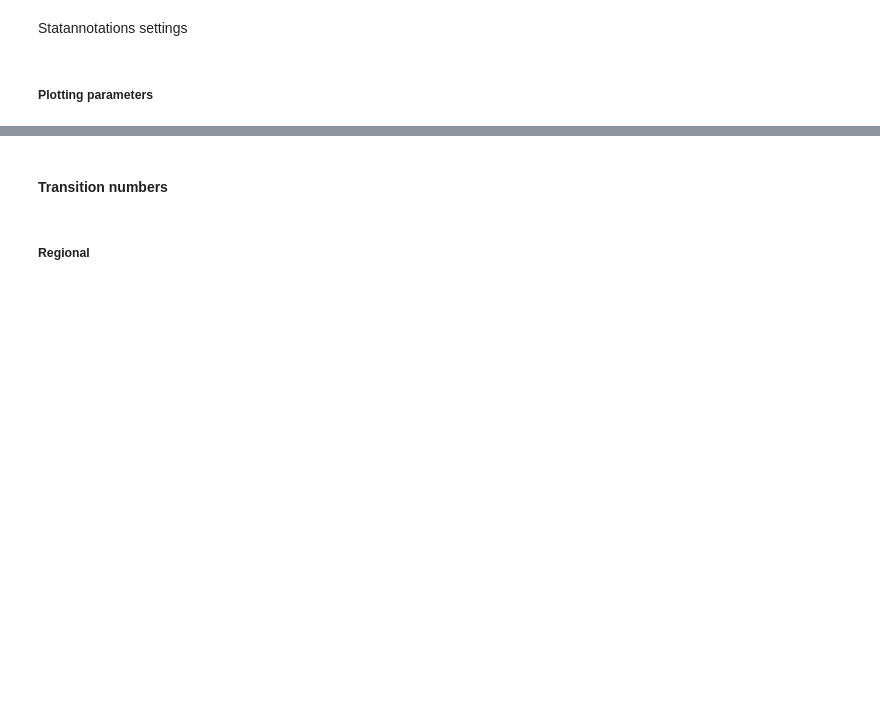
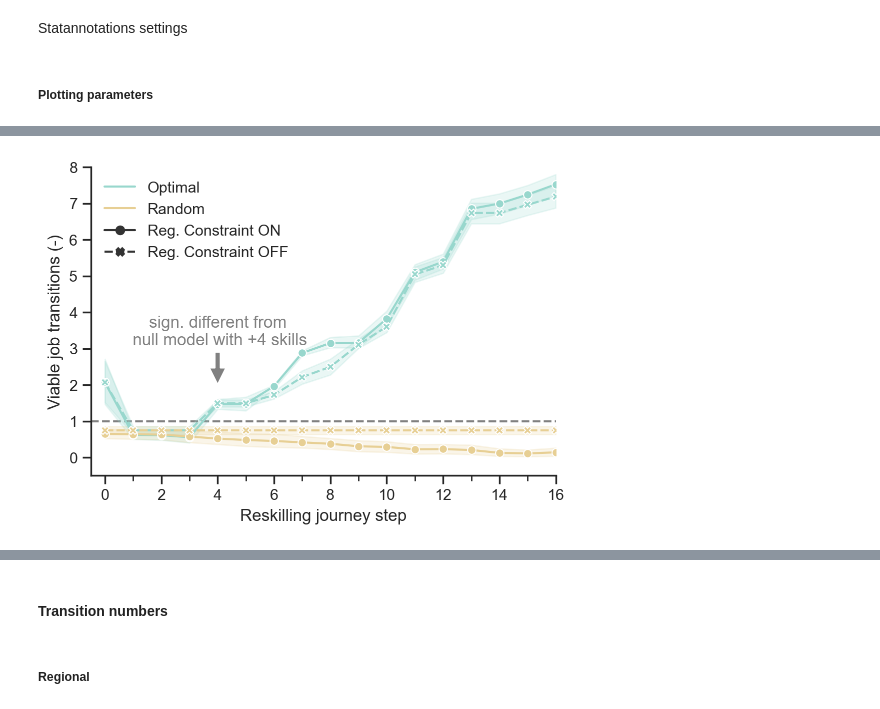
Before and after one commit to derpyninja/re4gt, a Jupyter notebook: notebooks/new/17-fz-comparison-reskilling-simulation-runs.ipynb, the cells around one changed output, grey strips where cells are left out. Drawn from its saved outputs; the diff is of its cells as text; code cells hidden in the pictures; blank space fills up the shorter version.

Commit message:
implemented reskilling journey simulation and visualisation of results

```diff
--- a/notebooks/new/17-fz-comparison-reskilling-simulation-runs.ipynb
+++ b/notebooks/new/17-fz-comparison-reskilling-simulation-runs.ipynb
@@ -198,3 +250,3 @@ from src.modelling.reskilling import ReskillingPathways
 rp = ReskillingPathways()
 # %%
-df_sectors = pd.merge(df_sectors, rp.nace_labels, on="NACE1D", how="left")
+df_tidy = pd.merge(df_tidy, rp.nace_labels, on="NACE1D", how="left")
@@ -262,0 +325,8 @@ df_final_by_sector = (
+# %%
+# melt to long format
+df_tidy_long_transitions = df_tidy.melt(id_vars=index_cols, value_vars=transitions_cols, var_name="reskilling_step", value_name="n_transitions")
+df_tidy_long_transitions["reskilling_step"] = df_tidy_long_transitions["reskilling_step"].str.split("_").str[-1].astype(int)
+
+df_tidy_long_earnings = df_tidy.melt(id_vars=index_cols, value_vars=earnings_cols, var_name="reskilling_step", value_name="earnings_delta")
+df_tidy_long_earnings["reskilling_step"] = df_tidy_long_earnings["reskilling_step"].str.split("_").str[-1].astype(int)
+df_tidy_long_earnings["earnings_delta_mio"] = df_tidy_long_earnings["earnings_delta"] / 10**6
@@ -262,0 +339,6 @@ df_final_by_sector = (
+# %%
+results_dir = os.path.join(
+    useful_paths.figure_dir,
+    "test",
+    folder_name.format(threshold=threshold)
+)
@@ -262,0 +475,69 @@ df_final_by_sector = (
+# %%
+# plotting parameters
+x = "reskilling_step"
+y = "n_transitions"  # "earnings_delta_closest_switch_sum_mio"
+hue = "reskilling_mode"
+style = "regional_constraint"  # "NACE1D"
+size = None
+
+# lineplot
+fig, ax = plt.subplots(figsize=figsize)
+sns.lineplot(
+    data=data_transitions,
+    x=x,
+    y=y,
+    hue=hue,
+    hue_order=hue_order,
+    style=style,
+    size=size,
+    dashes=True,
+    markers=True,
+    estimator=estimator,
+    errorbar=errorbar,
+    palette=palette,
+    seed=seed,
+    ax=ax,
+    legend="brief"
+)
+
+# axes
+ax.set_xlim(-0.5, 15)
+ax.set_ylim(-0.5, 8)
+ax.set_xticks(np.arange(1, 17), minor=True)
+ax.set_yticks(np.arange(1, 9), minor=True)
+
+# denote sign change
+x_sign, y_sign = 4, 2
+text = "sign. different from\n null model with +{} skills".format(x_sign)
+
+ax.annotate(
+    text, xy=(x_sign, y_sign),  xycoords='data_transitions',
+    xytext=(x_sign, y_sign+1), textcoords='data_transitions',
+    arrowprops=dict(facecolor='grey', shrink=0.01), color="grey",
+    horizontalalignment='center', verticalalignment='bottom',
+)
+
+# beautify legend
+handles, labels = ax.get_legend_handles_labels()
+legend_locs = [1, 2, 4, 5]
+handles_new = [handle if i in legend_locs else None for i, handle in enumerate(handles)]
+labels_new = [None, 'Optimal', 'Random', None, 'Reg. Constraint ON', 'Reg. Constraint OFF']
+ax.legend(handles=handles_new, labels=labels_new, fancybox=False, frameon=False)
+
+# styling
+ax.axhline(1, linestyle="--", color="grey", zorder=0)
+ax.set_ylabel("Viable job transitions (-)")
+ax.set_xlabel("Reskilling journey step")
+#plotting_utils.move_legend_to_right(ax)
+sns.despine()
+
+# save
+plt.savefig(
+    os.path.join(
+        results_dir,
+        "reskilling_journey_{}_{}_by_{}_and_{}.png".format(job_pool, y, hue, style),
+    ),
+    bbox_inches="tight",
+    dpi=300,
+)
+# %% [output]
@@ -262,0 +547 @@ df_final_by_sector = (
+[figure, added]
```
Also changed, not shown: parts of 66 cells of this notebook, 4 other files.
